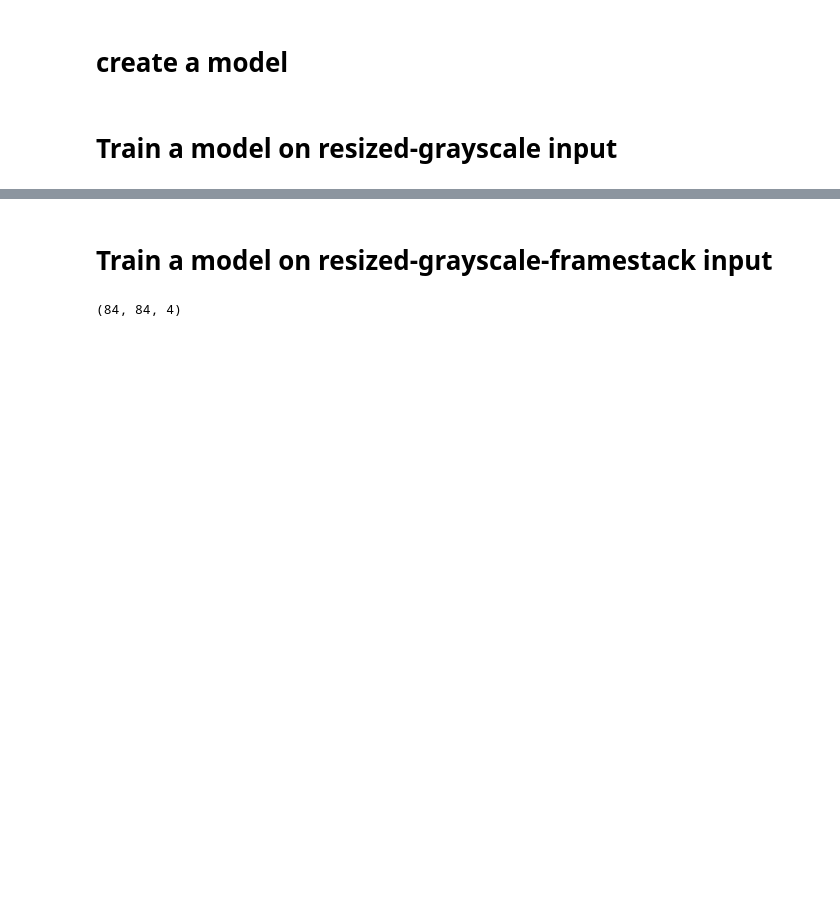
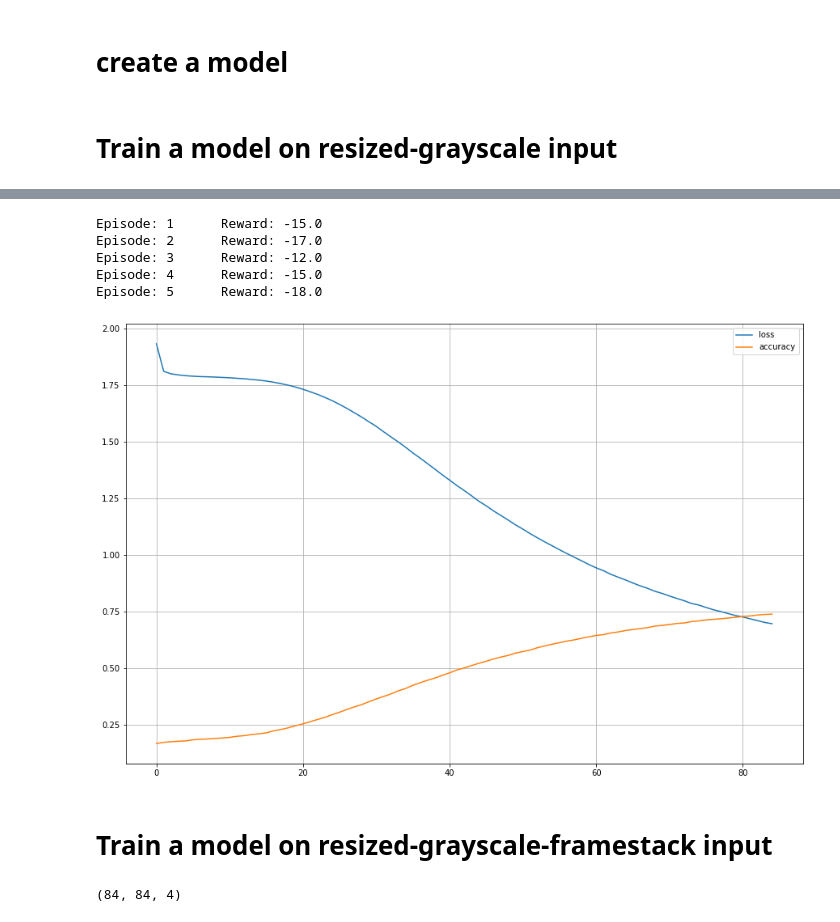
Before and after one commit to CKeibel/Playing-Atari-Deep-Learning-only, a Jupyter notebook: Playing_Atari_with_Deep_Learning_random_dataset.ipynb, the cells around one changed output, grey strips where cells are left out. Cells and saved outputs as stored; diff of their text form; code cells hidden in the pictures; blank space fills up the shorter version.

```diff
--- a/Playing_Atari_with_Deep_Learning_random_dataset.ipynb
+++ b/Playing_Atari_with_Deep_Learning_random_dataset.ipynb
@@ -201,7 +210,7 @@ labels.shape[1]
 # %%
 model_1 = create_nn(x.shape[1:], labels.shape[1])
 # %%
-EPOCHS = 250
+EPOCHS = 85
 
 result_1 = model_1.fit(
     x,
@@ -229,3 +261,21 @@ for episode in range(5):
         state = state.astype("float32")
         episode_reward += reward
     print("Episode:", episode+1, "\tReward:", episode_reward)
+# %% [output]
+Episode: 1      Reward: -15.0
+Episode: 2      Reward: -17.0
+Episode: 3      Reward: -12.0
+Episode: 4      Reward: -15.0
+Episode: 5      Reward: -18.0
+# %%
+res1_loss = result_1.history['loss']
+res1_acc = result_1.history['categorical_accuracy']
+# %%
+plt.figure(figsize=(15,10))
+plt.grid(linestyle='-')
+plt.plot(res1_loss, label="loss")
+plt.plot(res1_acc, label="accuracy")
+plt.legend()
+plt.show()
+# %% [output]
+[figure, added]
```
Also changed, not shown: parts of 16 cells of this notebook.
